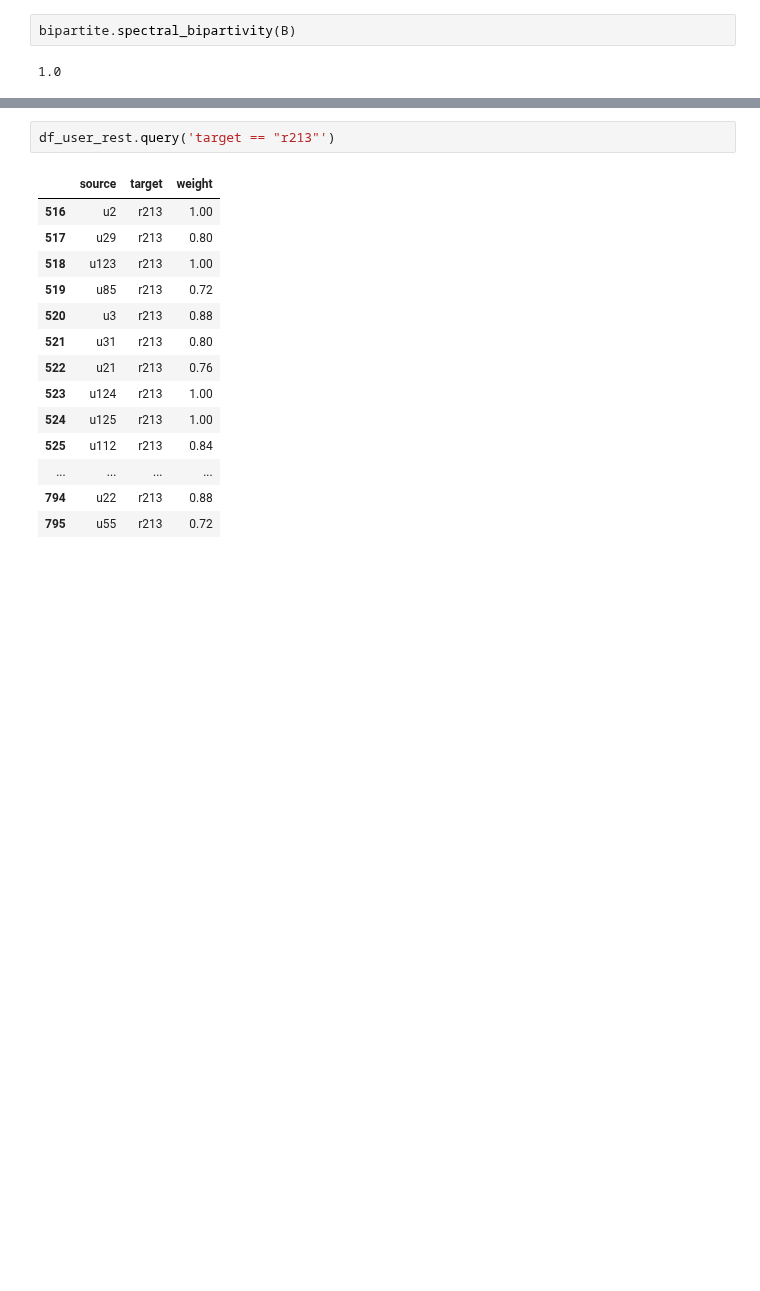
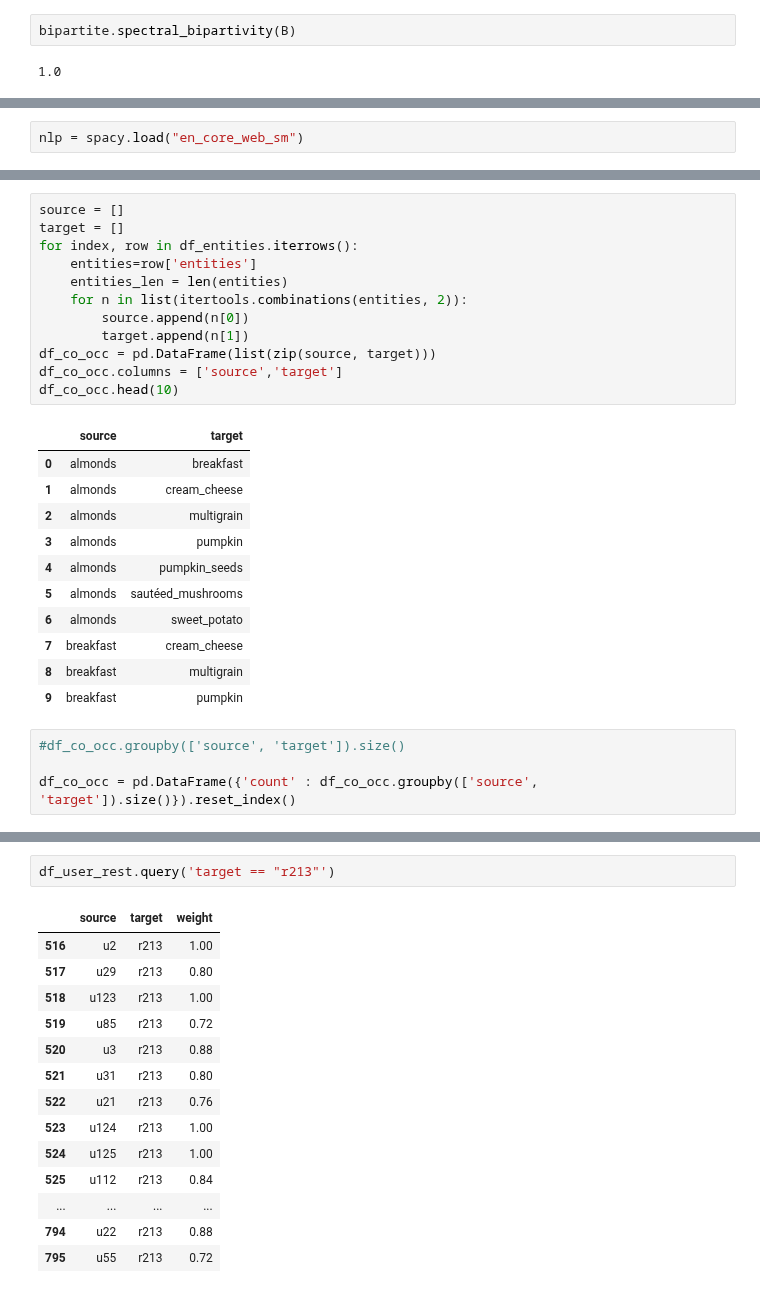
Before and after one commit to ravi-gopalan/DAND_Data_Wrangling, a Jupyter notebook: graph_analysis.ipynb, the cells around one changed output, grey strips where cells are left out. Cells and saved outputs as stored; diff of their text form; blank space fills up the shorter version.

```diff
--- a/graph_analysis.ipynb
+++ b/graph_analysis.ipynb
@@ -168,0 +190,2 @@ c
+# %%
+nlp = spacy.load("en_core_web_sm")
@@ -168,0 +226,28 @@ c
+# %%
+source = []
+target = []
+for index, row in df_entities.iterrows():
+    entities=row['entities']
+    entities_len = len(entities)
+    for n in list(itertools.combinations(entities, 2)):
+        source.append(n[0])
+        target.append(n[1])
+df_co_occ = pd.DataFrame(list(zip(source, target)))
+df_co_occ.columns = ['source','target']
+df_co_occ.head(10)
+# %% [output]
+|  | source | target |
+| 0 | almonds | breakfast |
+| 1 | almonds | cream_cheese |
+| 2 | almonds | multigrain |
+| 3 | almonds | pumpkin |
+| 4 | almonds | pumpkin_seeds |
+| 5 | almonds | sautéed_mushrooms |
+| 6 | almonds | sweet_potato |
+| 7 | breakfast | cream_cheese |
+| 8 | breakfast | multigrain |
+| 9 | breakfast | pumpkin |
+# %%
+#df_co_occ.groupby(['source', 'target']).size()
+
+df_co_occ = pd.DataFrame({'count' : df_co_occ.groupby(['source', 'target']).size()}).reset_index()
```
Also changed, not shown: parts of 29 cells of this notebook.
